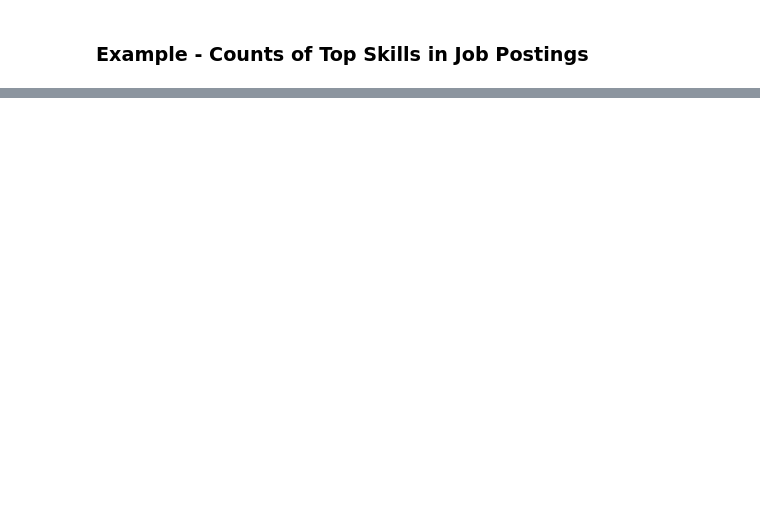
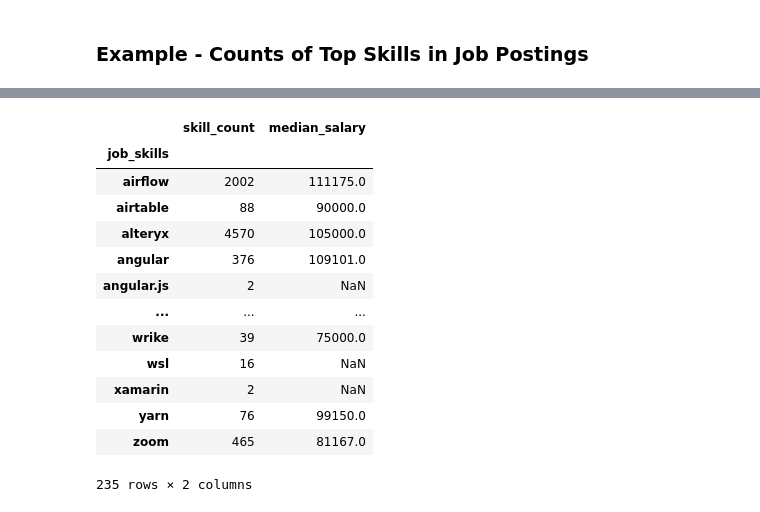
Before and after one commit to Rinskiii/python-for-data-analytics, a Jupyter notebook: advanced_python_for_da.ipynb, the cells around one changed output, grey strips where cells are left out. Drawn from its saved outputs; the diff is of its cells as text; code cells hidden in the pictures; blank space fills up the shorter version.

```diff
--- a/advanced_python_for_da.ipynb
+++ b/advanced_python_for_da.ipynb
@@ -624,0 +696,25 @@ fig.tight_layout()
+# %%
+# Метод .agg() используется для вычисления нескольких агрегированных значений:
+skills_stats = df_exploded.groupby('job_skills').agg(
+    # считает, сколько раз каждый навык встречается в датасете.
+    skill_count=('job_skills', 'count'),
+    # вычисляет медианную зарплату среди вакансий, где встречается этот навык.
+    median_salary=('salary_year_avg', 'median')
+)
+
+skills_stats
+# %% [output]
+|  | skill_count | median_salary |
+| job_skills |  |  |
+| airflow | 2002 | 111175.0 |
+| airtable | 88 | 90000.0 |
+| alteryx | 4570 | 105000.0 |
+| angular | 376 | 109101.0 |
+| angular.js | 2 | NaN |
+| ... | ... | ... |
+| wrike | 39 | 75000.0 |
+| wsl | 16 | NaN |
+| xamarin | 2 | NaN |
+| yarn | 76 | 99150.0 |
+| zoom | 465 | 81167.0 |
+235 rows × 2 columns
```
Also changed, not shown: parts of 28 cells of this notebook.
